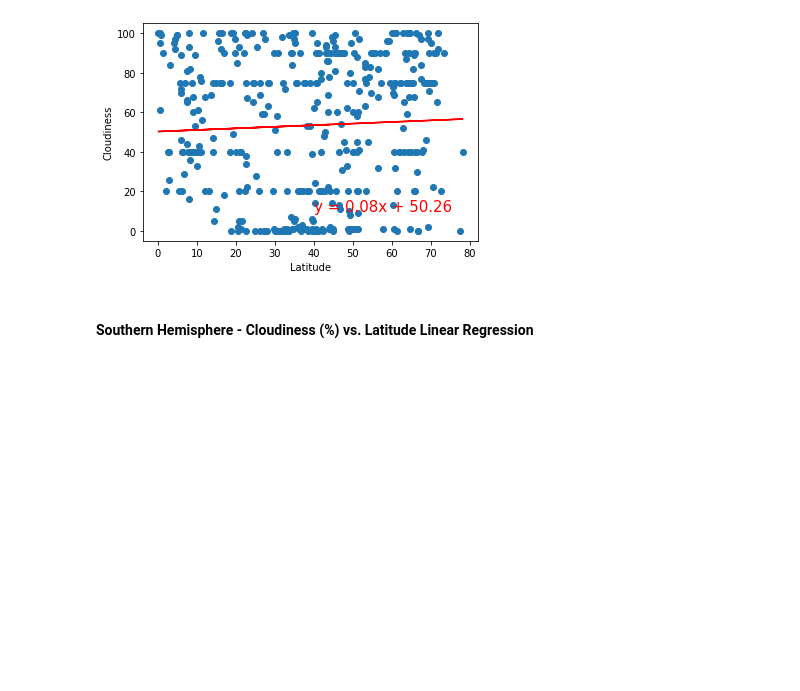
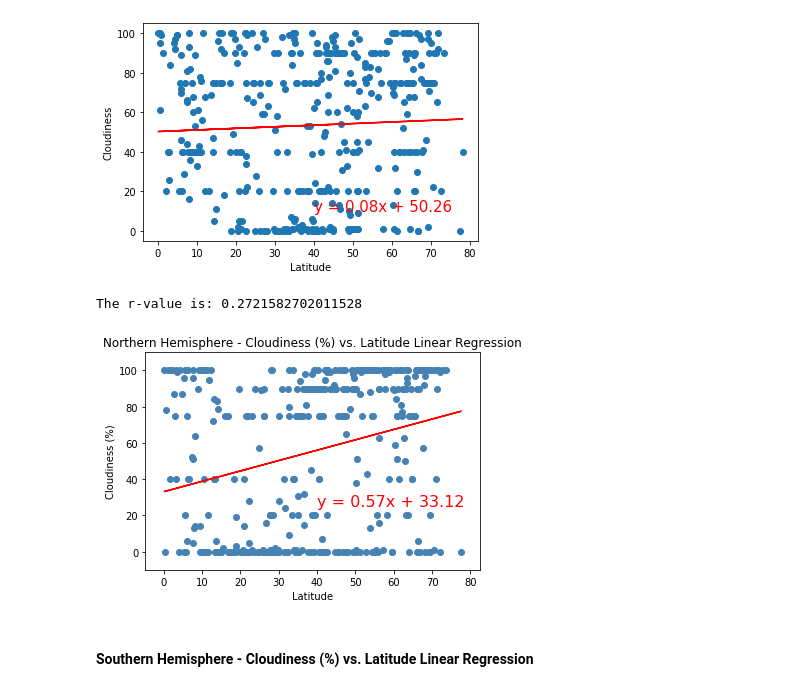
Before and after one commit to priyamittal96/python-api-challenge, a Jupyter notebook: WeatherPy/WeatherPy.ipynb, the cells around one changed output. Saved outputs shown, nothing was run; the diff lists cells and outputs as text; code cells hidden in the pictures; blank space fills up the shorter version.

Commit message:
Cloudiness v Latitude regressions

```diff
--- a/WeatherPy/WeatherPy.ipynb
+++ b/WeatherPy/WeatherPy.ipynb
@@ -433,6 +433,24 @@ The r-value is: 0.33657006062420347
 # %% [output]
 The r-value is: 0.0020898727664228514
 [figure]
+# %%
+(slope, intercept, rvalue, pvalue, stderr) = linregress(north_hem_df["Lat"],north_hem_df["Cloudiness"])
+print(f"The r-value is: {rvalue}")
+plt.scatter(north_hem_df["Lat"],north_hem_df["Cloudiness"],facecolor = "steelblue", marker = "o")
+plt.title("Northern Hemisphere - Cloudiness (%) vs. Latitude Linear Regression")
+plt.xlabel("Latitude")
+plt.ylabel("Cloudiness (%)")
+plt.xlim(min(north_hem_df["Lat"]) - 5,max(north_hem_df["Lat"]) + 5)
+plt.ylim(min(north_hem_df["Cloudiness"])- 10,max(north_hem_df["Cloudiness"]) + 10)
+regress_values = north_hem_df["Lat"] * slope + intercept
+line_eq = "y = " + str(round(slope,2)) + "x + " + str(round(intercept,2))
+plt.plot(north_hem_df["Lat"],regress_values,"r-")
+plt.annotate(line_eq,(40,25),fontsize=16,color="red")
+plt.savefig("./Linear Regressions/Northern Hemisphere - Cloudiness vs. Latitude Linear Regression.png")
+plt.show()
+# %% [output]
+The r-value is: 0.2721582702011528
+[figure, added]
 # %% [markdown]
 ####  Southern Hemisphere - Cloudiness (%) vs. Latitude Linear Regression
 # %%
```
Also changed, not shown: parts of 1 cell of this notebook, 2 other files.
